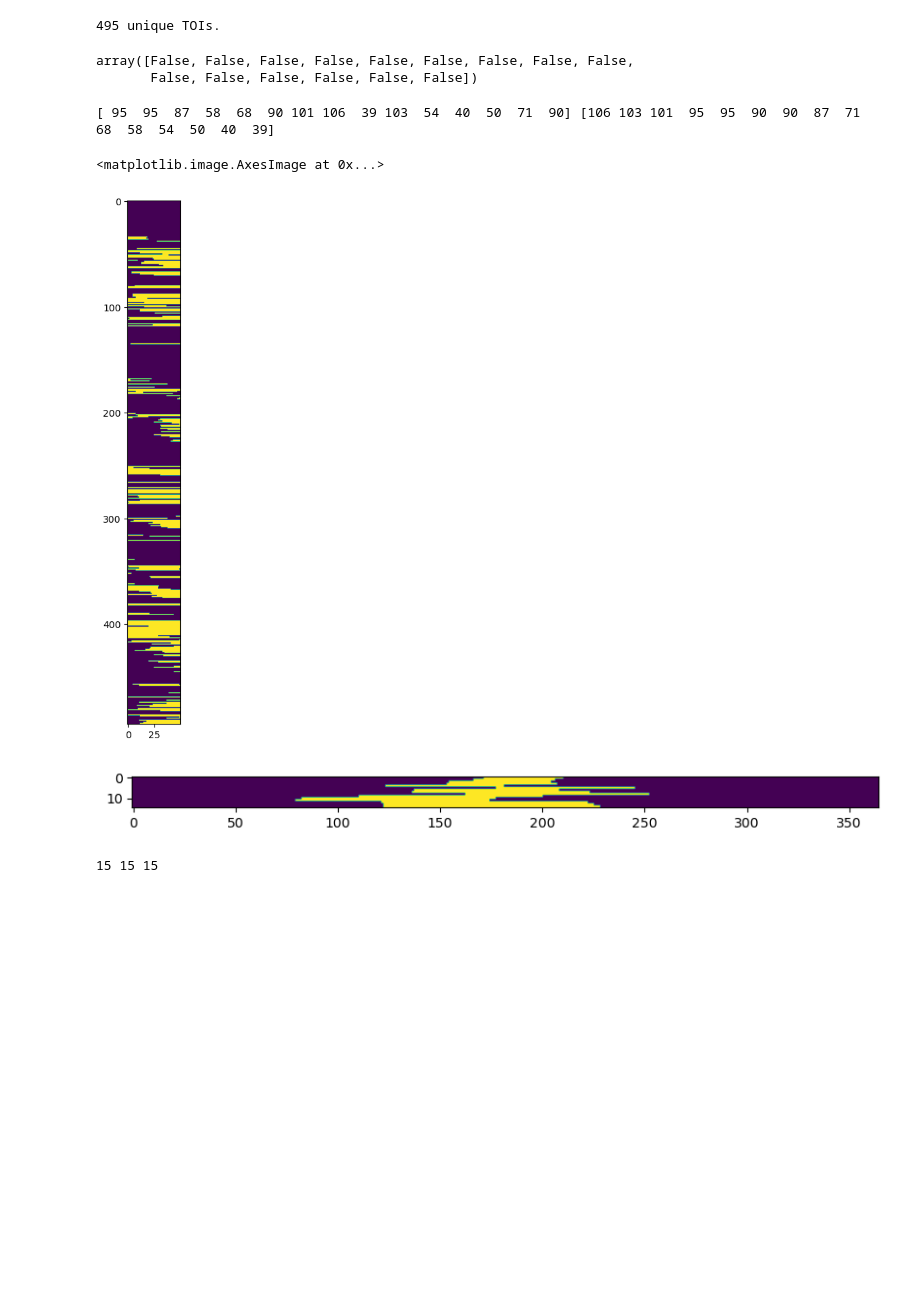
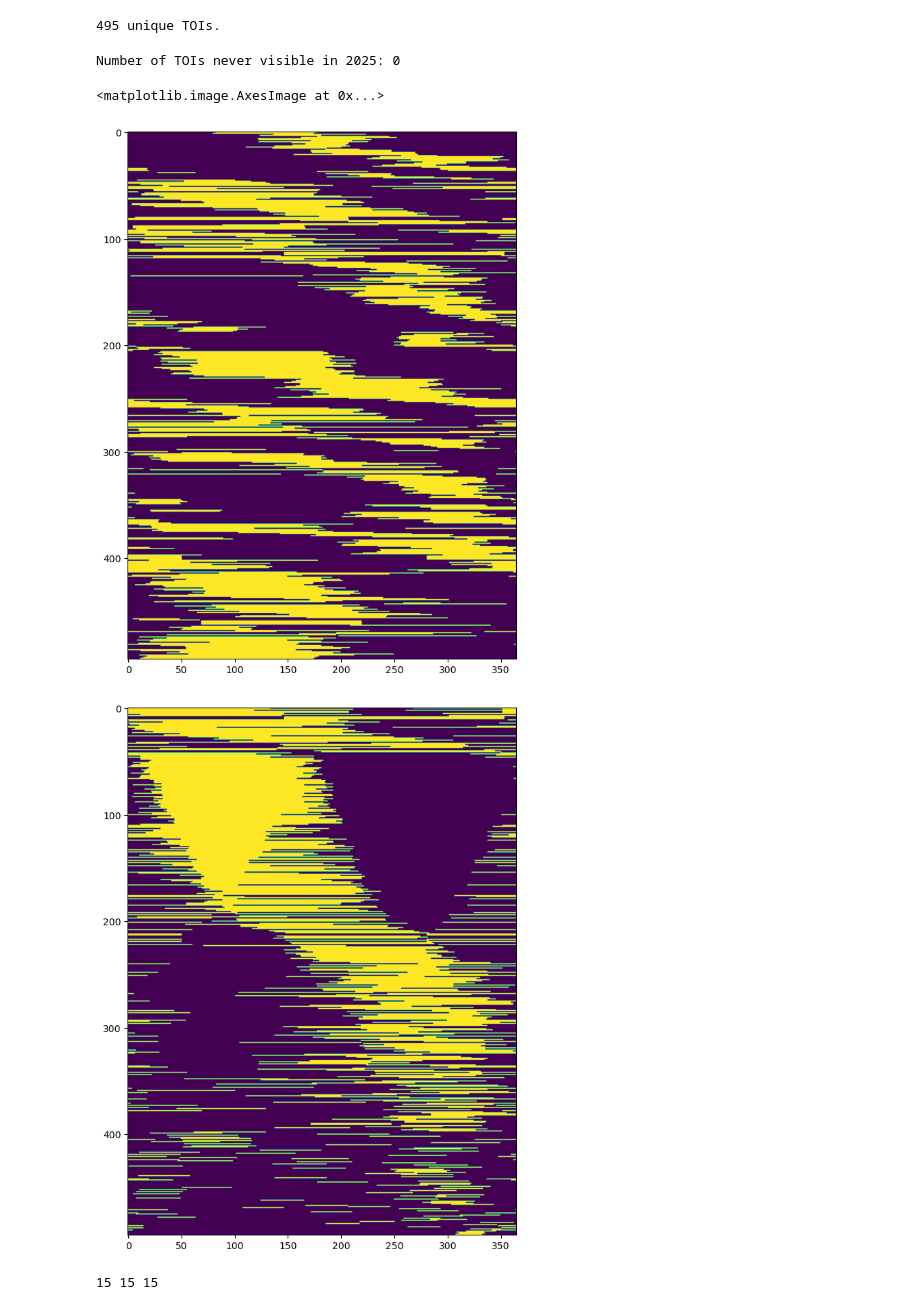
Before and after one commit to isa-kain/twilight, a Jupyter notebook: Pointing constraints tool.ipynb, the cells around one changed output. Drawn from its saved outputs; the diff is of its cells as text; code cells hidden in the pictures; blank space fills up the shorter version.

Commit message:
Scriptifying azel pointing plot for SS targets.

```diff
--- a/Pointing constraints tool.ipynb
+++ b/Pointing constraints tool.ipynb
@@ -461,16 +533,17 @@ sunrise_sidereal = result['siderealtime'][-1] # hours
 # %%
 # Set range of dates to query
 
-year = 2025
+year = 2027
 
-start_time = '03:00:00' # start search time UTC (evening, 5pm HT)
-end_time = '18:00:00' # end search time UTC (morning, 8am HT)
+start_time = '03:00:00'  # start search time UTC (evening, 5pm HT)
+end_time = '18:00:00'  # end search time UTC (morning, 8am HT)
 
-numdays = 365 + calendar.isleap(year) # year must be int
+numdays = 365 + calendar.isleap(year)  # year must be int
 
 # Make lists of datetime inputs
 
-start_date = datetime.strptime(f'{year}-01-01 {start_time}', '%Y-%m-%d %H:%M:%S')
+start_date = datetime.strptime(f'{year}-01-01 {start_time}',
+                               '%Y-%m-%d %H:%M:%S')
 start_datetimes = [start_date + timedelta(days=x) for x in range(numdays)]
 
 end_date = datetime.strptime(f'{year}-01-01 {end_time}', '%Y-%m-%d %H:%M:%S')
@@ -798,30 +936,28 @@ pool.join()
 # %%
 vis_matrix
 
 
 # Process visibility_matrix, unique_TOIs / random_tois
 
 
 plt.figure(figsize=(10,10))
 plt.imshow(vis_matrix[:,:])
 
-num_days_visible = np.sum(vis_matrix[:15,:], axis=1)
+num_days_visible = np.sum(vis_matrix, axis=1)
 no_days_visible = num_days_visible==0
-display(no_days_visible)
+print('Number of TOIs never visible in 2025:', np.sum(no_days_visible))
 
 
 
 sort_index = np.argsort(num_days_visible)
-print( num_days_visible, np.flip(num_days_visible[sort_index]) )
+# print( num_days_visible, np.flip(num_days_visible[sort_index]) )
 
-vis_matrix_sorted = vis_matrix[sort_index,:]
+vis_matrix_sorted = vis_matrix[np.flip(sort_index), :]
 
 plt.figure(figsize=(10,10))
 plt.imshow(vis_matrix_sorted[:,:])
 # %% [output]
-array([False, False, False, False, False, False, False, False, False,
-       False, False, False, False, False, False])
+Number of TOIs never visible in 2025: 0
-[ 95  95  87  58  68  90 101 106  39 103  54  40  50  71  90] [106 103 101  95  95  90  90  87  71  68  58  54  50  40  39]
+<matplotlib.image.AxesImage at 0x...>
-<matplotlib.image.AxesImage at 0x...>
-[figure, old version]
+[figure, new version]
-[figure, old version]
+[figure, new version]
```
Also changed, not shown: parts of 18 cells of this notebook, 7 other files.
